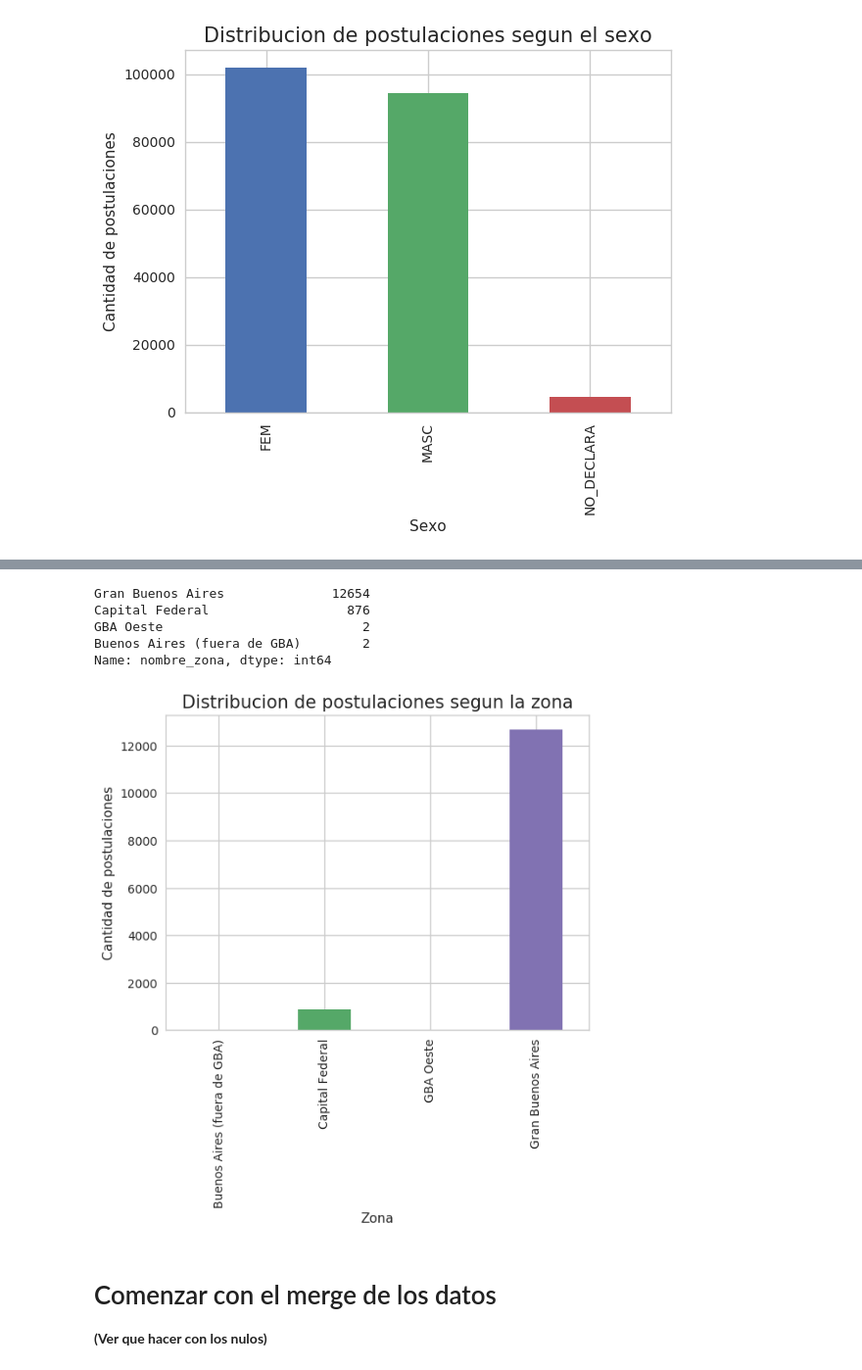
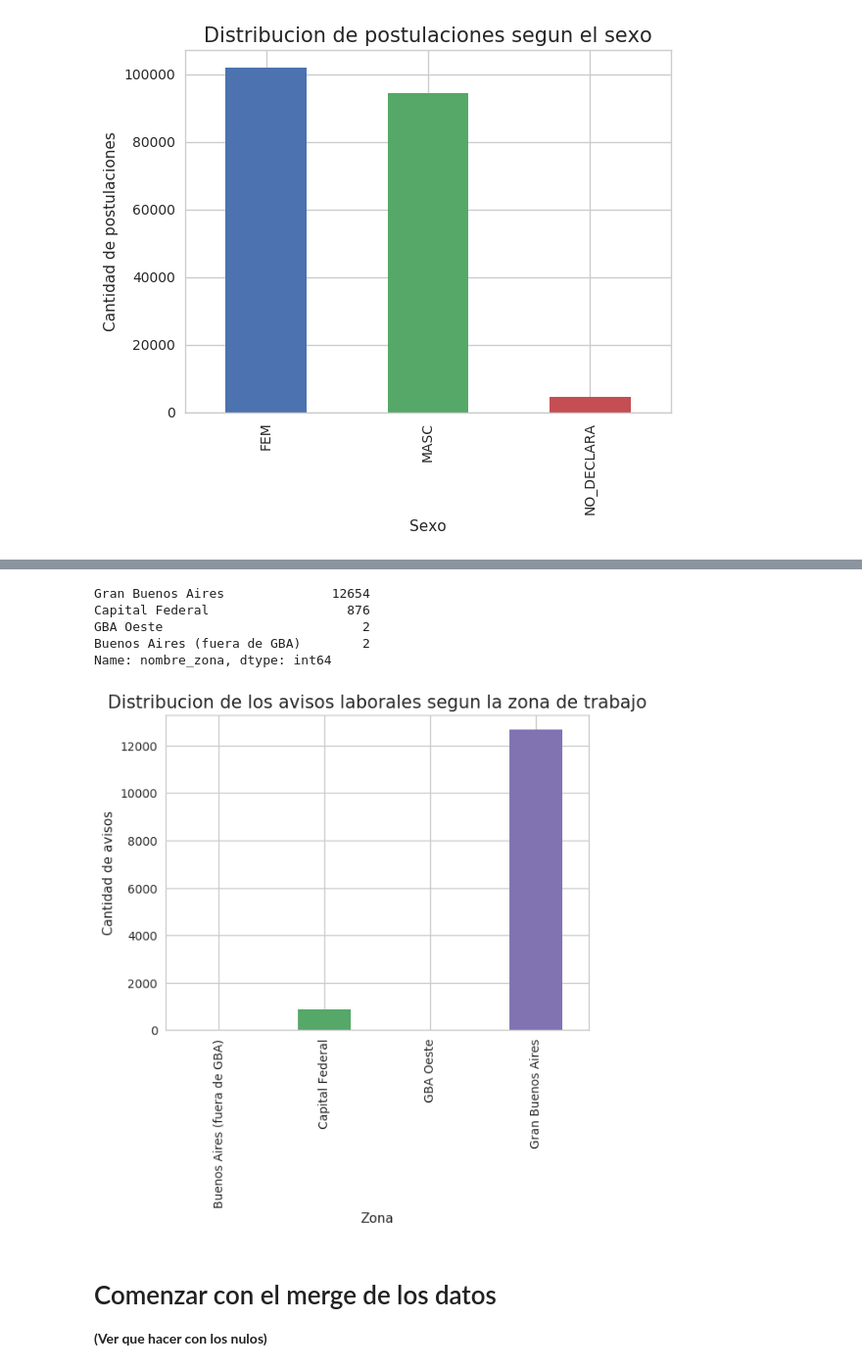
Before and after one commit to juanpcapurro/tp_datos, a Jupyter notebook: tp.ipynb, the cells around one changed output, grey strips where cells are left out. Shown at 98% size. Drawn from its saved outputs; the diff is of its cells as text; code cells hidden in the pictures.

```diff
--- a/tp.ipynb
+++ b/tp.ipynb
@@ -225,17 +225,17 @@ Name: tipo_de_trabajo, dtype: int64
 # %%
 avisos_zona = avisos_detalle['nombre_zona'].value_counts().sort_index().plot(kind='bar')
-avisos_zona.set_title('Distribucion de postulaciones segun la zona',fontsize=15)
+avisos_zona.set_title('Distribucion de los avisos laborales segun la zona de trabajo',fontsize=15)
 avisos_zona.set_xlabel('Zona')
-avisos_zona.set_ylabel('Cantidad de postulaciones');
+avisos_zona.set_ylabel('Cantidad de avisos');
 
 avisos_detalle['nombre_zona'].value_counts()
 # %% [output]
 Gran Buenos Aires              12654
 Capital Federal                  876
 GBA Oeste                          2
 Buenos Aires (fuera de GBA)        2
 Name: nombre_zona, dtype: int64
-[figure, old version]
+[figure, new version]
 # %% [markdown]
 # Comenzar con el merge de los datos
 **(Ver que hacer con los nulos)**
```
Also changed, not shown: parts of 4 cells of this notebook.
